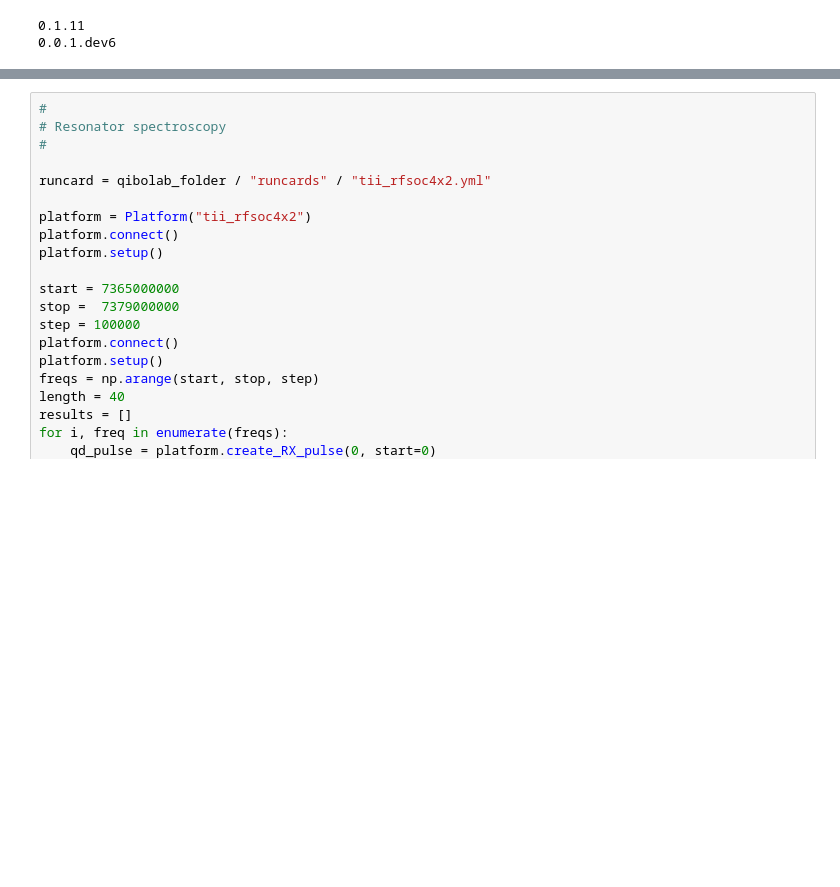
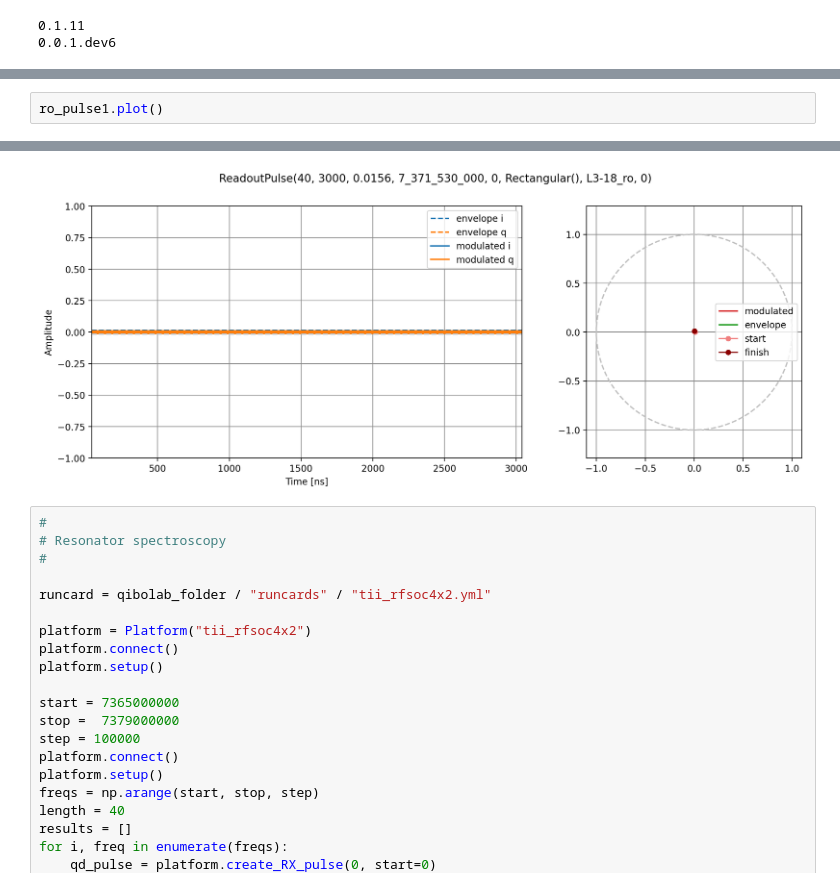
Before and after one commit to qiboteam/qibolab, a Jupyter notebook: examples/check_qibolab.ipynb, the cells around one changed output, grey strips where cells are left out. Drawn from its saved outputs; the diff is of its cells as text; blank space fills up the shorter version.

```diff
--- a/examples/check_qibolab.ipynb
+++ b/examples/check_qibolab.ipynb
@@ -42,0 +42,3 @@ JSONDecodeError: Expecting value: line 1 column 1 (char 0)
+# %%
+ro_pulse1.plot()
+# %% [output]
@@ -43,3 +53,4 @@ JSONDecodeError: Expecting value: line 1 column 1 (char 0)
+[figure, added]
 # %%
 #
 # Resonator spectroscopy
```
Also changed, not shown: parts of 2 cells of this notebook, 3 other files.
